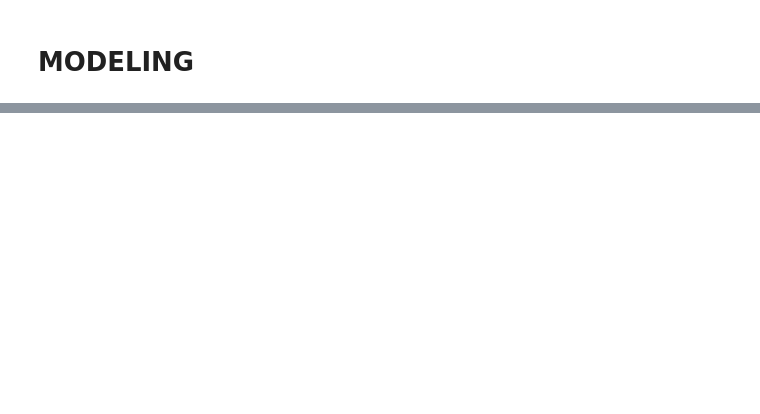
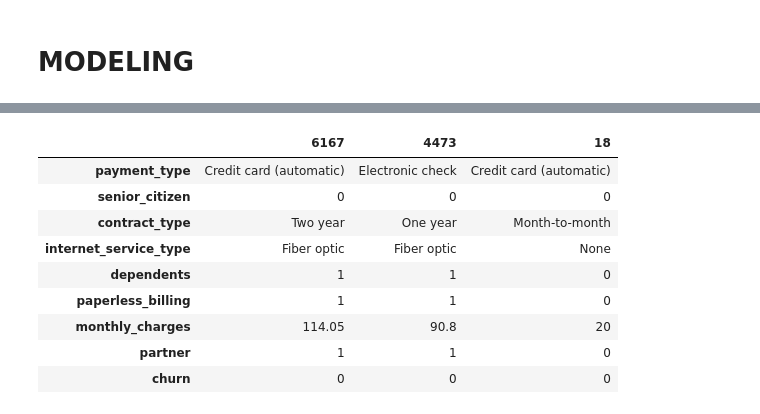
Before and after one commit to DesireeMcElroy/telco-classification-project, a Jupyter notebook: initial_notebook.ipynb, the cells around one changed output, grey strips where cells are left out. Cells and saved outputs as stored; diff of their text form; code cells hidden in the pictures; blank space fills up the shorter version.

```diff
--- a/initial_notebook.ipynb
+++ b/initial_notebook.ipynb
@@ -638,0 +694,13 @@ train.sample(3).T
+# %%
+train.sample(3).T
+# %% [output]
+|  | 6167 | 4473 | 18 |
+| payment_type | Credit card (automatic) | Electronic check | Credit card (automatic) |
+| senior_citizen | 0 | 0 | 0 |
+| contract_type | Two year | One year | Month-to-month |
+| internet_service_type | Fiber optic | Fiber optic | None |
+| dependents | 1 | 1 | 0 |
+| paperless_billing | 1 | 1 | 0 |
+| monthly_charges | 114.05 | 90.8 | 20 |
+| partner | 1 | 1 | 0 |
+| churn | 0 | 0 | 0 |
```
Also changed, not shown: parts of 76 cells of this notebook.
